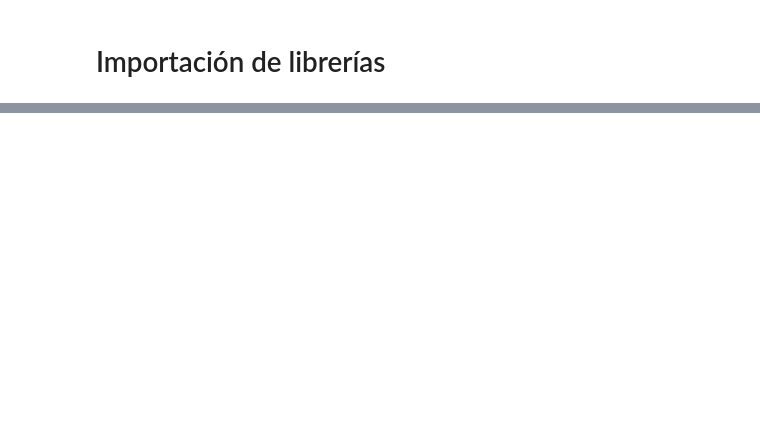
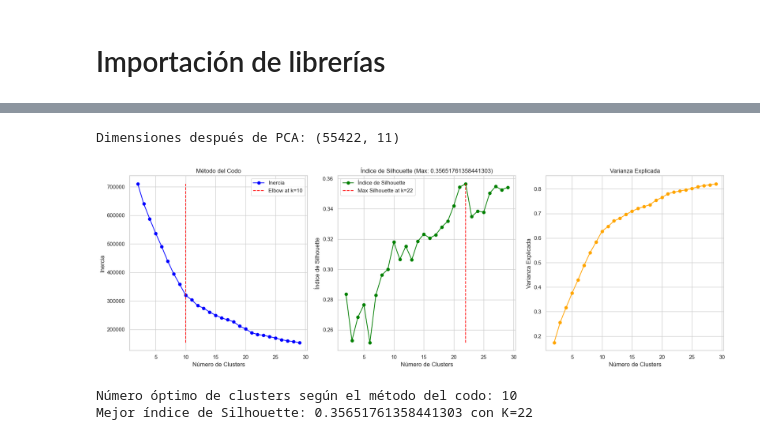
Before and after one commit to kellyninor/ProyectoCare, a Jupyter notebook: code/segmentacion.ipynb, the cells around one changed output, grey strips where cells are left out. Drawn from its saved outputs; the diff is of its cells as text; code cells hidden in the pictures; blank space fills up the shorter version.

```diff
--- a/code/segmentacion.ipynb
+++ b/code/segmentacion.ipynb
@@ -289,0 +179,2 @@ print(f'Número óptimo de clusters (KneeLocator): {optimal_n_clusters}')
+# %%
+data_cleaned = data.copy()
@@ -289,0 +382,5 @@ print(f'Número óptimo de clusters (KneeLocator): {optimal_n_clusters}')
+# %%
+# Eliminación de la columna 'region' del dataset sampled_data
+data_cleaned_region = data_cleaned.copy()
+data_cleaned = data_cleaned.drop(columns=['region'])
+data_cleaned.info()
@@ -289,0 +445,38 @@ print(f'Número óptimo de clusters (KneeLocator): {optimal_n_clusters}')
+# %%
+# Aplicación de la reducción de dimensionalidad PCA a la muestra reducida
+pca = PCA(n_components=0.95)  # Mantener el 95% de la varianza
+data_pca = pca.fit_transform(data_scaled_df)
+
+print(f"Dimensiones después de PCA: {data_pca.shape}")
+# %% [output]
+Dimensiones después de PCA: (55422, 11)
+# %%
+inertias = []
+silhouette_scores = []
+varianza_explicada = []
+K_range = range(2, 30)
+
+# Cálculo de la inercia total para el dataset reducido
+kmeans_total = KMeans(n_clusters=1, random_state=42)
+kmeans_total.fit(data_pca)
+inercia_total = kmeans_total.inertia_
+
+for k in K_range:
+    kmeans = KMeans(n_clusters=k, random_state=42)
+    kmeans_labels = kmeans.fit_predict(data_pca)
+
+    inercia_k = kmeans.inertia_
+    inertias.append(inercia_k)
+
+    silhouette_scores.append(silhouette_score(data_pca, kmeans_labels))
+
+    varianza = 1 - inercia_k / inercia_total
+    varianza_explicada.append(varianza)
+
+# Método del Codo con Kneed
+kneedle = KneeLocator(K_range, inertias, curve='convex', direction='decreasing')
+optimal_k = kneedle.elbow
+
+# Encontrar el valor máximo del índice de Silhouette y su correspondiente número de clusters
+max_silhouette = max(silhouette_scores)
+clusters_max_silhouette = K_range[silhouette_scores.index(max_silhouette)]
@@ -289,0 +534,6 @@ print(f'Número óptimo de clusters (KneeLocator): {optimal_n_clusters}')
+# %%
+graficar_metricas_clustering(K_range, inertias, silhouette_scores, varianza_explicada, optimal_k, max_silhouette, clusters_max_silhouette)
+# %% [output]
+[figure, added]
+Número óptimo de clusters según el método del codo: 10
+Mejor índice de Silhouette: 0.35651761358441303 con K=22
```
Also changed, not shown: parts of 73 cells of this notebook, 6 other files.
